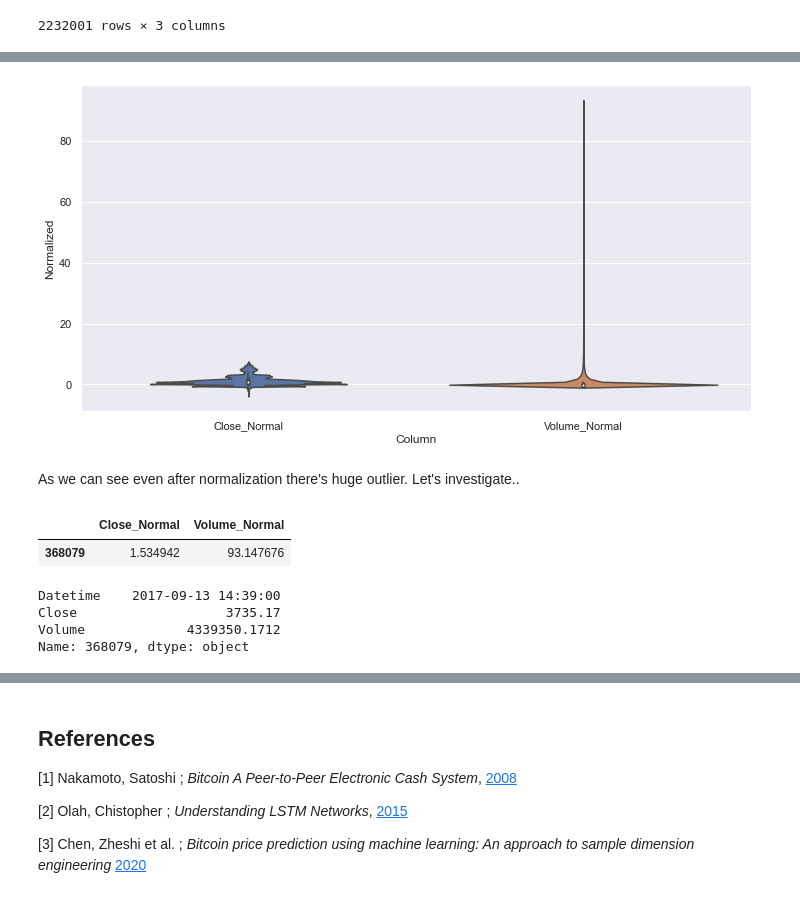
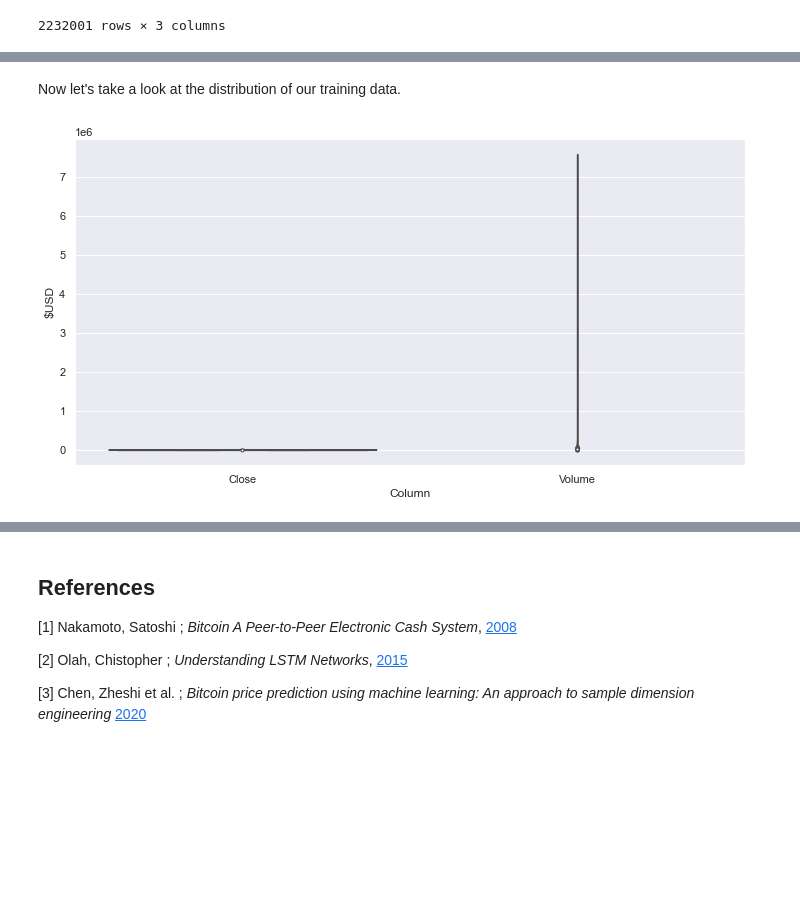
Before and after one commit to jcatron3/bitcoin_lstm, a Jupyter notebook: final_tutorial.ipynb, the cells around one changed output, grey strips where cells are left out. Saved outputs shown, nothing was run; the diff lists cells and outputs as text; code cells hidden in the pictures; blank space fills up the shorter version.

```diff
--- a/final_tutorial.ipynb
+++ b/final_tutorial.ipynb
@@ -251,0 +219,18 @@ normal_df
+# %%
+# Total number of rows in dataset
+n = len(btc_1min_df)
+
+# Using first 70% of observations for training our model
+train_df = btc_1min_df[0:int(n*0.7)].drop('Datetime', 1)
+# Using middle 20% for validation
+val_df = btc_1min_df[int(n*0.7):int(n*0.9)].drop('Datetime', 1)
+# Using last 10% of data to test our model
+test_df = btc_1min_df[int(n*0.9):].drop('Datetime', 1)
+
+# Attributes for later use
+column_indices = {name: i for i, name in enumerate(train_df.columns)}
+
+num_features = train_df.shape[1]
+print('Number of features: ' + str(num_features))
+
+train_df
@@ -252,21 +252,9 @@ normal_df
+# %% [markdown]
+Now let's take a look at the distribution of our training data.
 # %%
 plt.figure(figsize=(12, 6))
-melted = normal_df.melt(var_name='Column', value_name='Normalized')
-ax = sns.violinplot(x='Column', y='Normalized', data=melted)
+melted = train_df
+melted = melted.melt(var_name='Column', value_name='$USD')
+ax = sns.violinplot(x='Column', y='$USD', data=melted)
 # %% [output]
-[figure, old version]
+[figure, new version]
-# %% [markdown]
-As we can see even after normalization there's huge outlier. Let's investigate..
-# %%
-cond = normal_df['Volume_Normal'] == normal_df['Volume_Normal'].max()
-normal_df.loc[cond, :]
-# %% [output]
-|  | Close_Normal | Volume_Normal |
-| 368079 | 1.534942 | 93.147676 |
-# %%
-btc_1min_df.loc[368079,:]
-# %% [output]
-Datetime    2017-09-13 14:39:00
-Close                   3735.17
-Volume             4339350.1712
-Name: 368079, dtype: object
```
Also changed, not shown: parts of 53 cells of this notebook.
